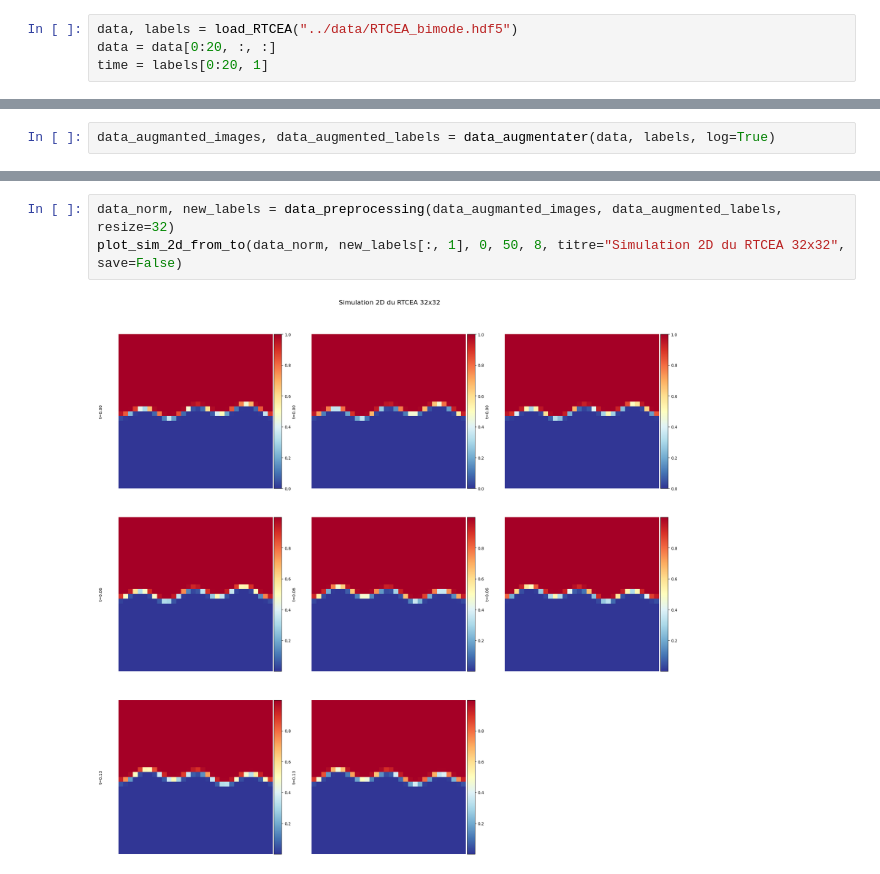
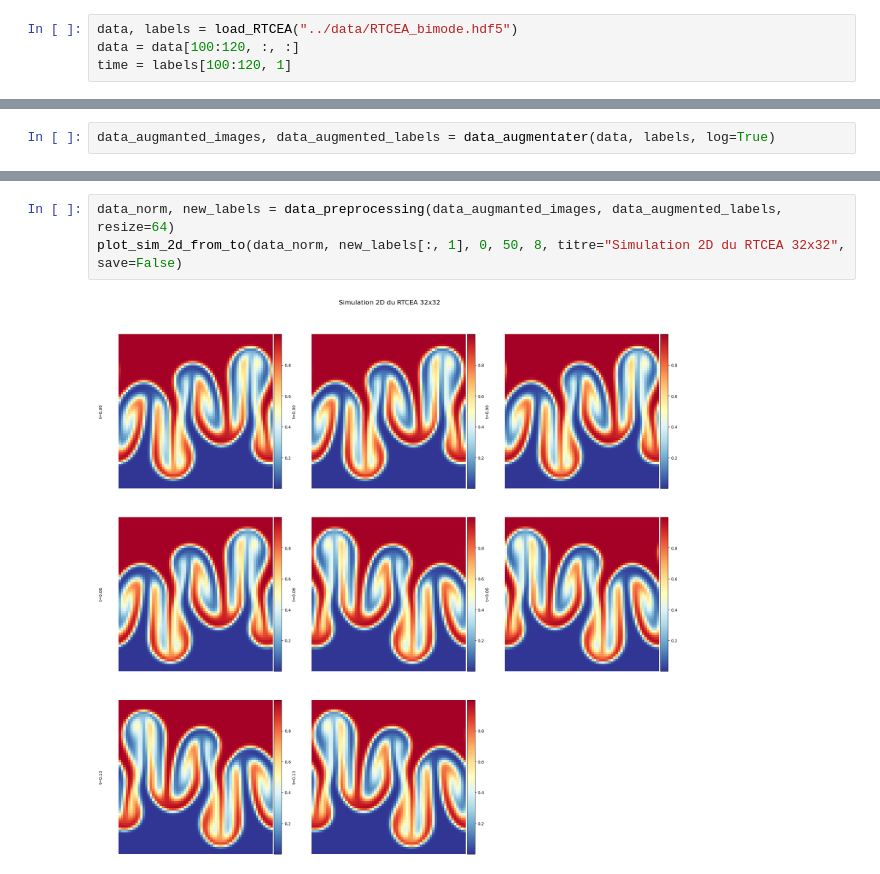
Before and after one commit to Samuel-Chapuis/Rayleigh-Taylor-Generative-Surrogate, a Jupyter notebook: analyse_outils/Augmentation.ipynb, the cells around one changed output, grey strips where cells are left out. Cells and saved outputs as stored; diff of their text form.

```diff
--- a/analyse_outils/Augmentation.ipynb
+++ b/analyse_outils/Augmentation.ipynb
@@ -23,6 +30,6 @@ from cea_lib.data_augmentation import*
 # Visualisation
 # %%
 data, labels = load_RTCEA("../data/RTCEA_bimode.hdf5")
-data = data[0:20, :, :]
-time = labels[0:20, 1]
+data = data[100:120, :, :]
+time = labels[100:120, 1]
 # %%
@@ -53,5 +60,5 @@ plot_dataset_overview(data_augmanted_images, labels=data_augmented_labels, title
 # %%
-data_norm, new_labels = data_preprocessing(data_augmanted_images, data_augmented_labels, resize=32)
+data_norm, new_labels = data_preprocessing(data_augmanted_images, data_augmented_labels, resize=64)
 plot_sim_2d_from_to(data_norm, new_labels[:, 1], 0, 50, 8, titre="Simulation 2D du RTCEA 32x32", save=False)
 # %% [output]
-[figure, old version]
+[figure, new version]
```
Also changed, not shown: parts of 7 cells of this notebook, 10 other files.
